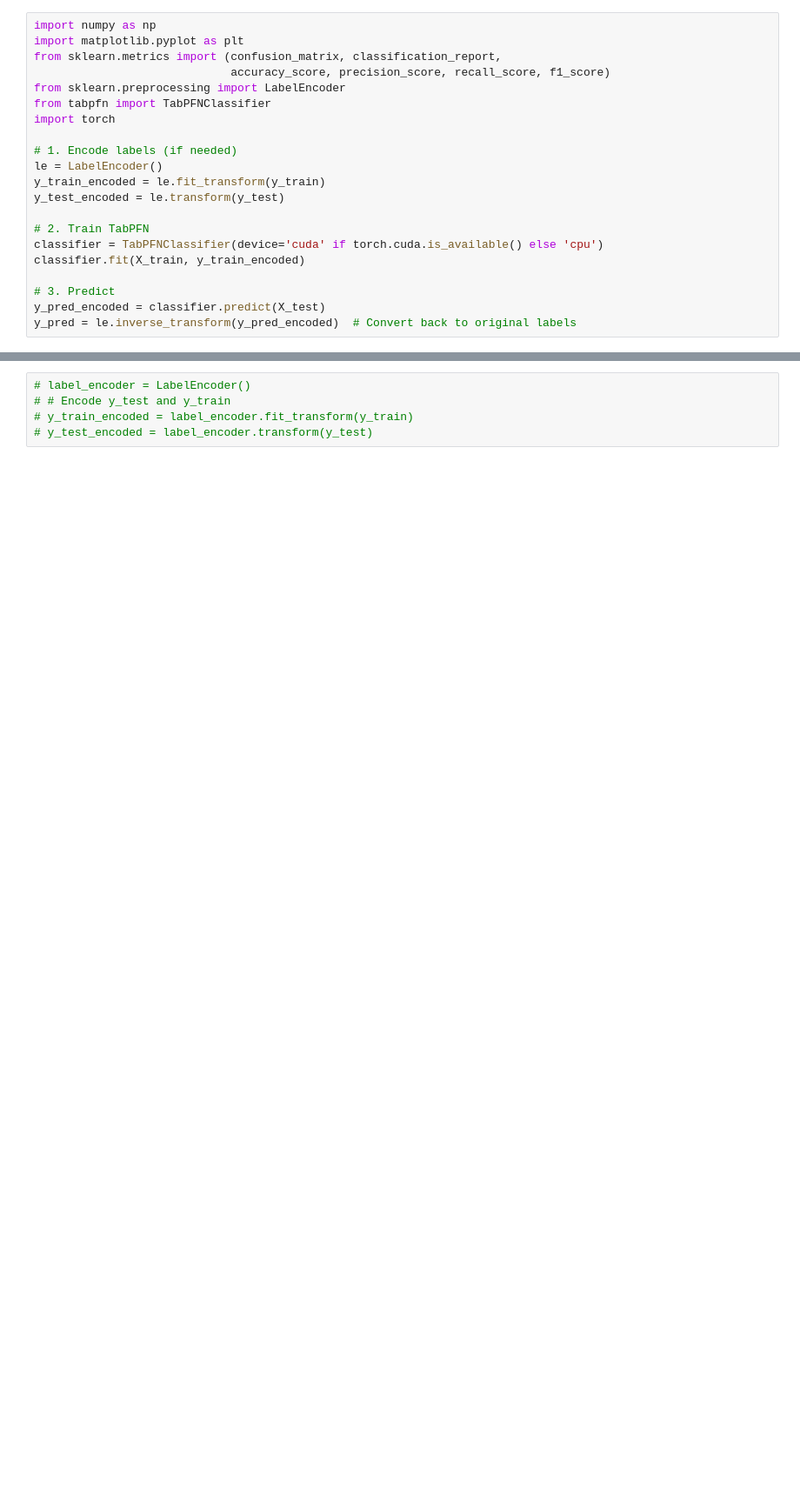
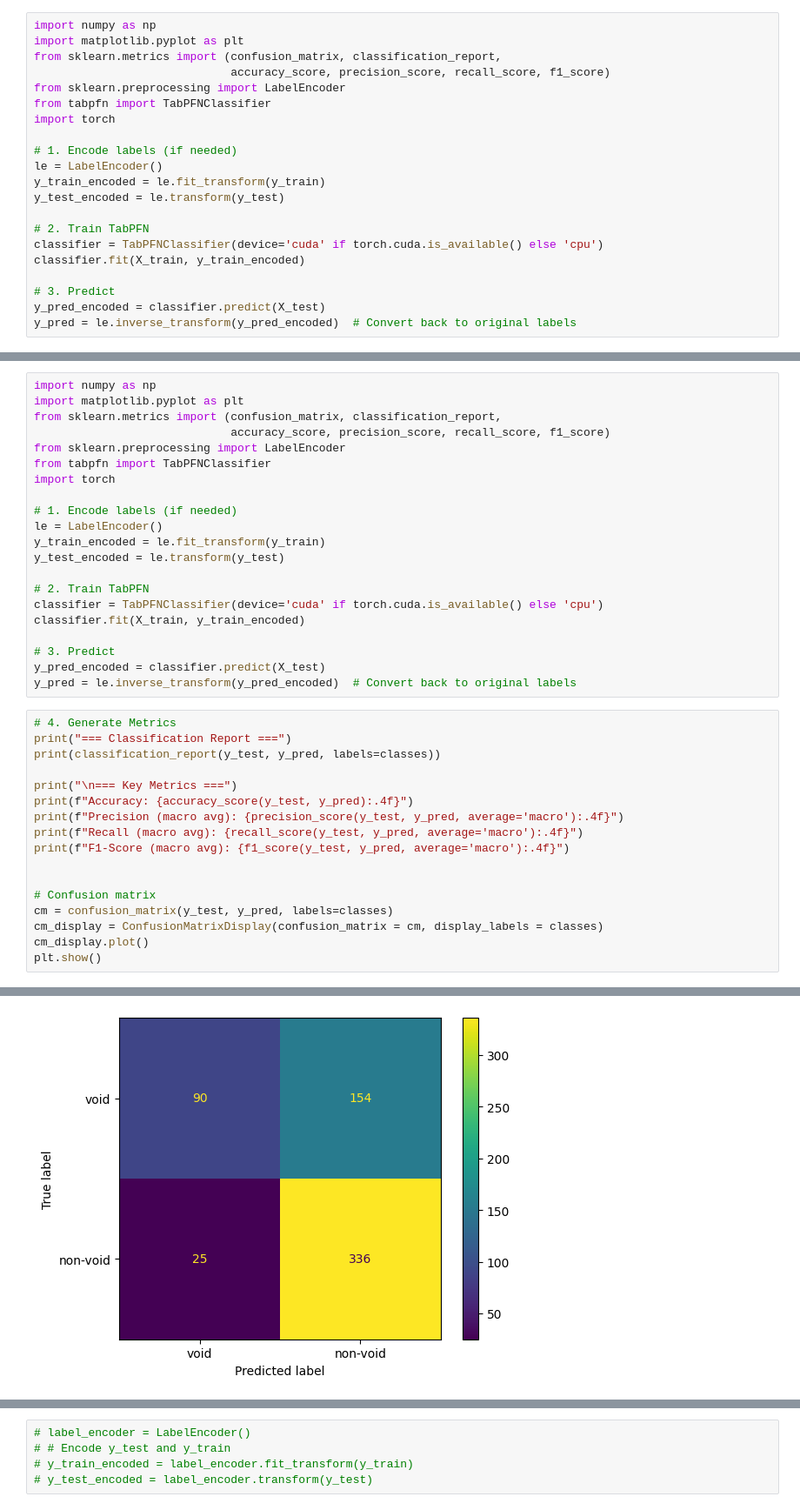
Before and after one commit to edumabagraham/uropatch-data-analysis, a Jupyter notebook: TabPfn.ipynb, the cells around one changed output, grey strips where cells are left out. Shown at 87% size. Drawn from its saved outputs; the diff is of its cells as text; blank space fills up the shorter version.

Commit message:
tabpfn implementation

```diff
--- a/TabPfn.ipynb
+++ b/TabPfn.ipynb
@@ -149,0 +183,39 @@ F1-Score (macro avg): 0.6100
+# %%
+import numpy as np
+import matplotlib.pyplot as plt
+from sklearn.metrics import (confusion_matrix, classification_report,
+                             accuracy_score, precision_score, recall_score, f1_score)
+from sklearn.preprocessing import LabelEncoder
+from tabpfn import TabPFNClassifier
+import torch
+
+# 1. Encode labels (if needed)
+le = LabelEncoder()
+y_train_encoded = le.fit_transform(y_train)
+y_test_encoded = le.transform(y_test)
+
+# 2. Train TabPFN
+classifier = TabPFNClassifier(device='cuda' if torch.cuda.is_available() else 'cpu')
+classifier.fit(X_train, y_train_encoded)
+
+# 3. Predict
+y_pred_encoded = classifier.predict(X_test)
+y_pred = le.inverse_transform(y_pred_encoded)  # Convert back to original labels
+# %%
+# 4. Generate Metrics
+print("=== Classification Report ===")
+print(classification_report(y_test, y_pred, labels=classes))
+
+print("\n=== Key Metrics ===")
+print(f"Accuracy: {accuracy_score(y_test, y_pred):.4f}")
+print(f"Precision (macro avg): {precision_score(y_test, y_pred, average='macro'):.4f}")
+print(f"Recall (macro avg): {recall_score(y_test, y_pred, average='macro'):.4f}")
+print(f"F1-Score (macro avg): {f1_score(y_test, y_pred, average='macro'):.4f}")
+
+
+# Confusion matrix
+cm = confusion_matrix(y_test, y_pred, labels=classes)
+cm_display = ConfusionMatrixDisplay(confusion_matrix = cm, display_labels = classes)
+cm_display.plot()
+plt.show()
+# %% [output]
@@ -149,0 +238 @@ F1-Score (macro avg): 0.6100
+[figure, added]
```
Also changed, not shown: parts of 16 cells of this notebook.
